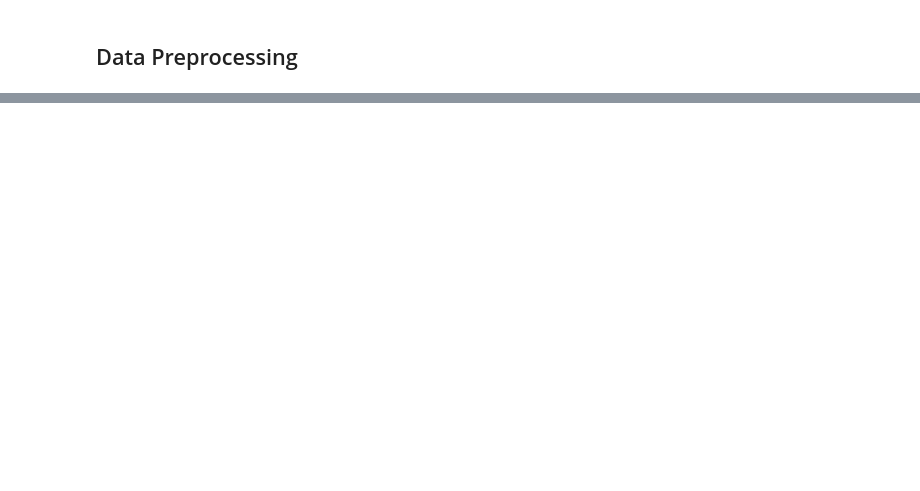
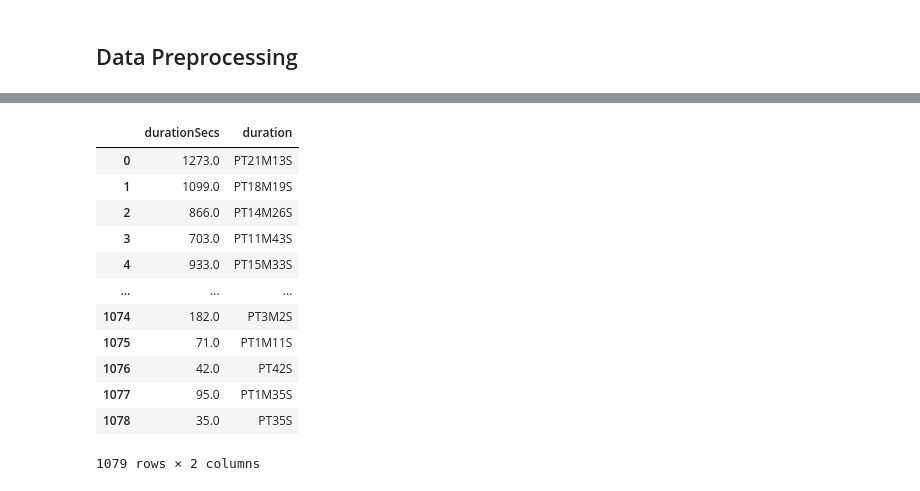
Before and after one commit to Klaus-in-Tech/youtube-channel-analysis, a Jupyter notebook: youtube-analyser.ipynb, the cells around one changed output, grey strips where cells are left out. Drawn from its saved outputs; the diff is of its cells as text; code cells hidden in the pictures; blank space fills up the shorter version.

```diff
--- a/youtube-analyser.ipynb
+++ b/youtube-analyser.ipynb
@@ -132,0 +212,16 @@ videos_df.isnull().any()
+# %%
+video_df[['durationSecs','duration']]
+# %% [output]
+|  | durationSecs | duration |
+| 0 | 1273.0 | PT21M13S |
+| 1 | 1099.0 | PT18M19S |
+| 2 | 866.0 | PT14M26S |
+| 3 | 703.0 | PT11M43S |
+| 4 | 933.0 | PT15M33S |
+| ... | ... | ... |
+| 1074 | 182.0 | PT3M2S |
+| 1075 | 71.0 | PT1M11S |
+| 1076 | 42.0 | PT42S |
+| 1077 | 95.0 | PT1M35S |
+| 1078 | 35.0 | PT35S |
+1079 rows × 2 columns
```
Also changed, not shown: parts of 19 cells of this notebook.
